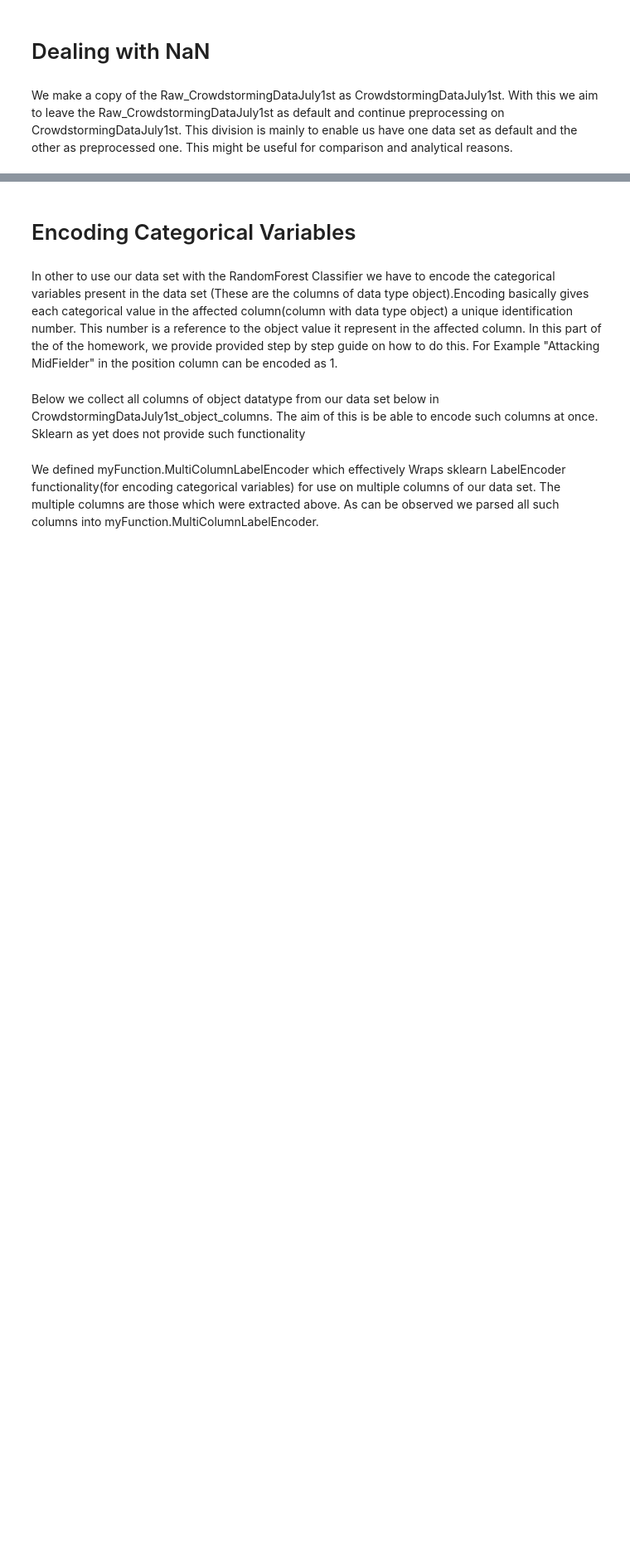
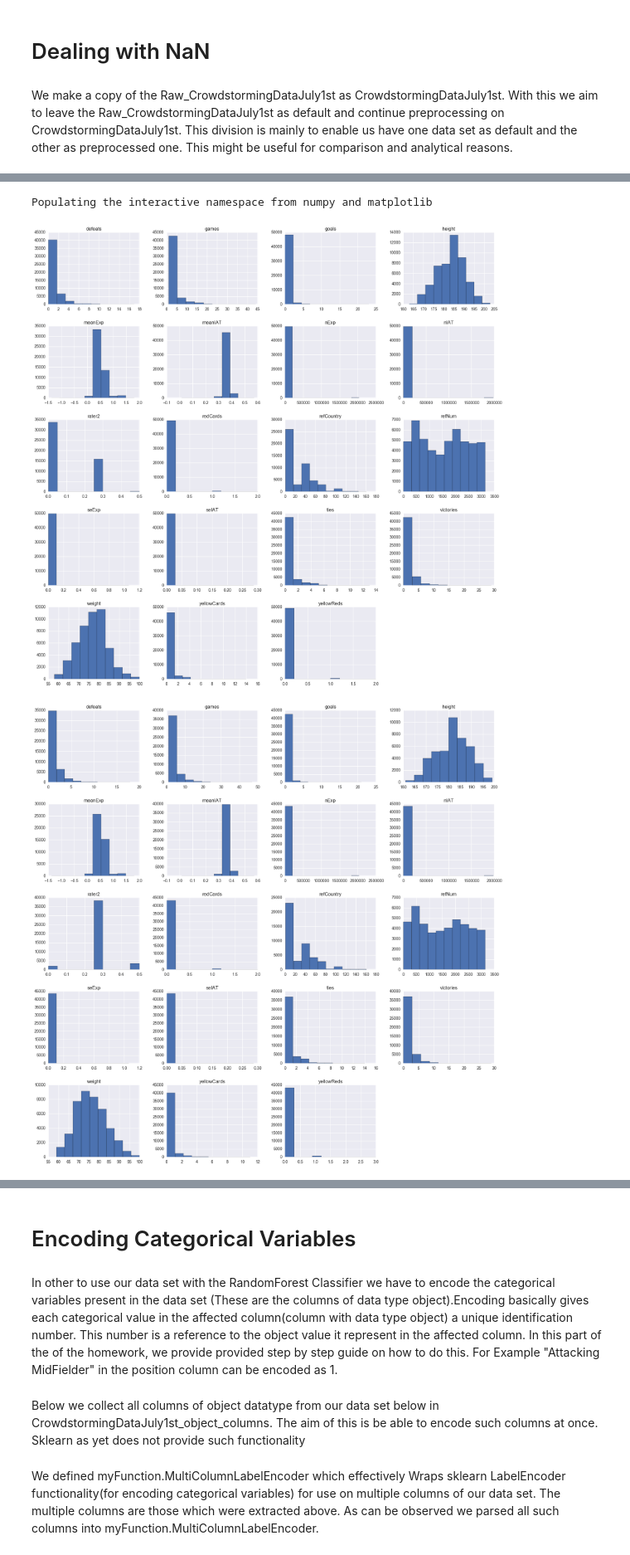
Before and after one commit to ThomVett/Homework, a Jupyter notebook: HomeWork_4/Homework 04. (Applied Machine Learning).ipynb, the cells around one changed output, grey strips where cells are left out. Shown at 83% size. Saved outputs shown, nothing was run; the diff lists cells and outputs as text; code cells hidden in the pictures; blank space fills up the shorter version.

Commit message:
IPython notebook updated for cross validation and parameter tuning

```diff
--- a/HomeWork_4/Homework 04. (Applied Machine Learning).ipynb
+++ b/HomeWork_4/Homework 04. (Applied Machine Learning).ipynb
@@ -108,6 +88,0 @@ CrowdstormingDataJuly1st.Alpha_3.fillna("Unknown",inplace=True)
-# %%
-#We cast the data types to string to enable using label encoder
-
-CrowdstormingDataJuly1st['position'] = CrowdstormingDataJuly1st['position'].astype('str')
-CrowdstormingDataJuly1st['photoID'] = CrowdstormingDataJuly1st['photoID'].astype('str')
-CrowdstormingDataJuly1st['Alpha_3'] = CrowdstormingDataJuly1st['Alpha_3'].astype('str')
@@ -116,6 +88,0 @@ We then proceed to  replace Nan present in rater1 and rater 2 with  a distinctiv
-# %%
-#fill rater1 and rater2 with -1 where Nan occurs.
-#Zero Already appears in the rating so that using zero wont be a good choice
-
-CrowdstormingDataJuly1st.rater1.fillna(-1, inplace=True)
-CrowdstormingDataJuly1st.rater2.fillna(-1, inplace=True)
@@ -121,0 +117,6 @@ CrowdstormingDataJuly1st.rater2.fillna(-1, inplace=True)
+# %%
+CrowdstormingDataJuly1st = CrowdstormingDataJuly1st[CrowdstormingDataJuly1st['rater1'].notnull() &
+                         (CrowdstormingDataJuly1st['rater2'].notnull())]
+print("size of data we are to work with") ; print(CrowdstormingDataJuly1st.shape)
+PercentageOfDataLeft = len(CrowdstormingDataJuly1st)/len(RawData_CrowdstormingDataJuly1st) * 100
+print("\nPercentage of data we are to work with "); print(PercentageOfDataLeft)
@@ -121,0 +133,6 @@ CrowdstormingDataJuly1st.rater2.fillna(-1, inplace=True)
+# %%
+print("The columns still with Nan:") ;print(CrowdstormingDataJuly1st
+                                        .columns[pd.isnull(CrowdstormingDataJuly1st).any()])
+
+CrowdstormingDataJuly1st.fillna(CrowdstormingDataJuly1st.median(),inplace=True)
+print ("\nNo columns with Nan After filling Nan with median:");print(CrowdstormingDataJuly1st.columns[pd.isnull(CrowdstormingDataJuly1st).any()])
@@ -121,0 +149,10 @@ CrowdstormingDataJuly1st.rater2.fillna(-1, inplace=True)
+# %%
+%pylab inline
+from pylab import rcParams
+rcParams['figure.figsize'] = 20,20
+CrowdstormingDataJuly1st.groupby('rater1').hist()
+plt.show()
+# %% [output]
+Populating the interactive namespace from numpy and matplotlib
+[figure, added]
+[figure, added]
```
Also changed, not shown: parts of 68 cells of this notebook.
